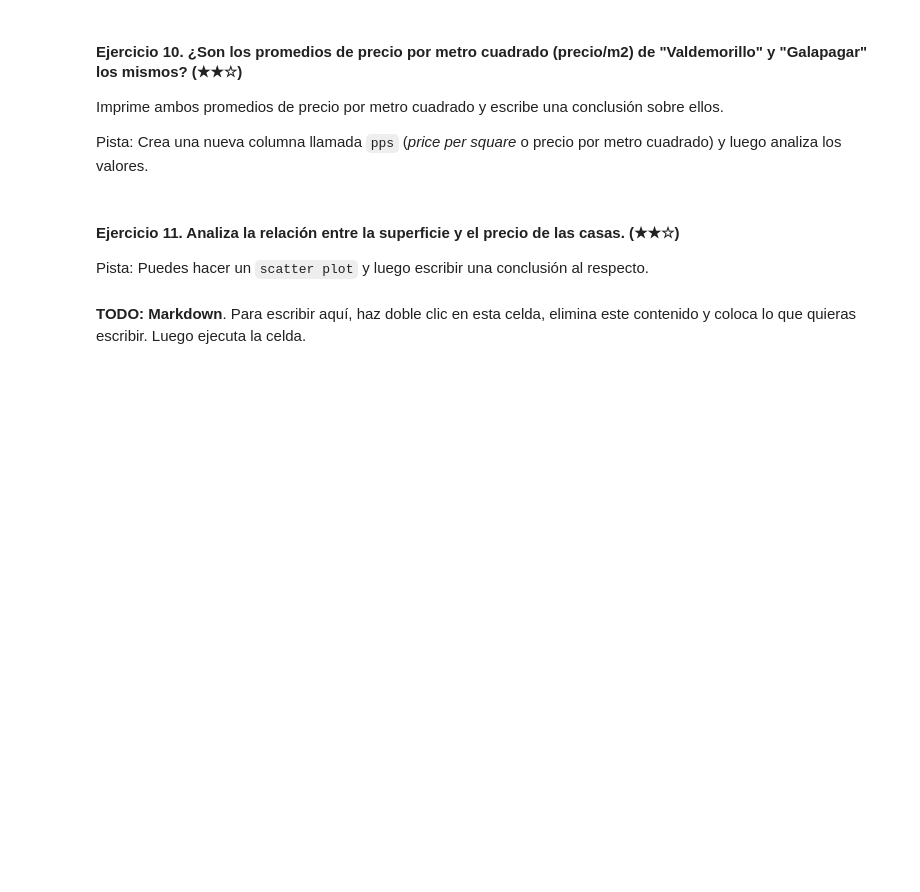
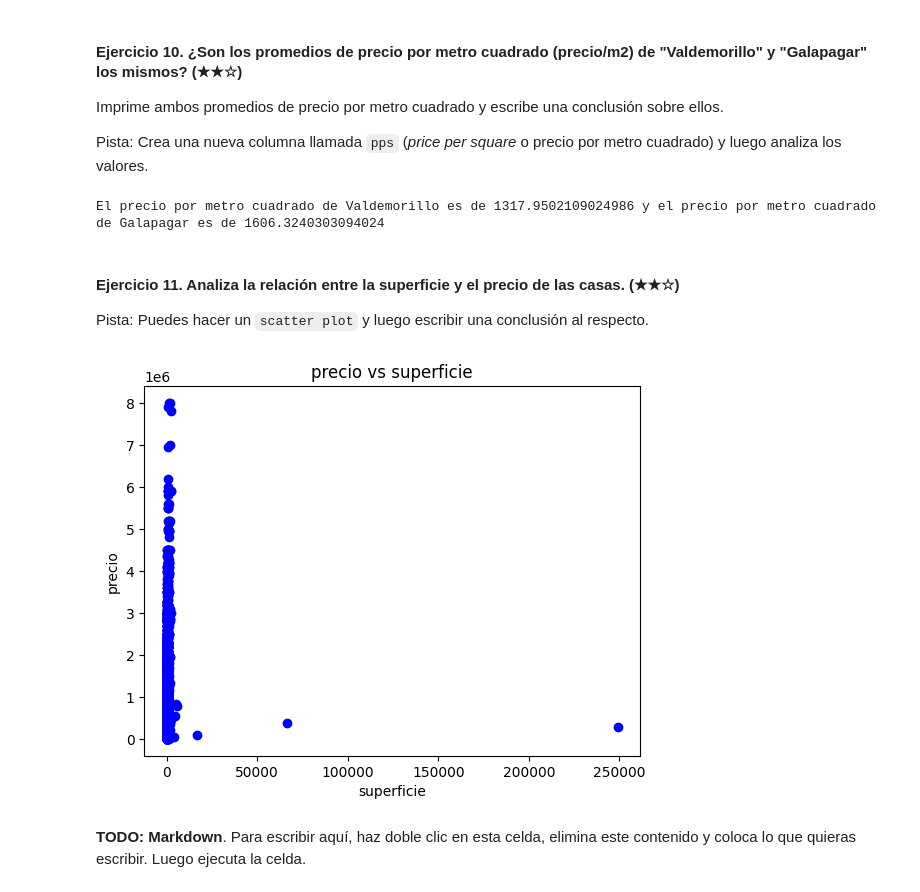
Before and after one commit to Hiimsuso/realestate-datacleanup-exercise, a Jupyter notebook: project.es.ipynb, the cells around one changed output. Drawn from its saved outputs; the diff is of its cells as text; code cells hidden in the pictures; blank space fills up the shorter version.

```diff
--- a/project.es.ipynb
+++ b/project.es.ipynb
@@ -141,13 +210,26 @@ Imprime ambos promedios de precio por metro cuadrado y escribe una conclusión s
 
 Pista: Crea una nueva columna llamada `pps` (*price per square* o precio por metro cuadrado) y luego analiza los valores.
 # %%
-# TODO
+ds['pps'] = ds['price'] / ds['surface']
+ds_Valdemorillo = ds[ds['level5'] == 'Valdemorillo']
+ds_Galapagar = ds[ds['level5'] == 'Galapagar']
+ds_pps_Valdemorillo = ds_Valdemorillo['pps'].mean()
+ds_pps_Galapagar = ds_Galapagar['pps'].mean()
+print(f"El precio por metro cuadrado de Valdemorillo es de {ds_pps_Valdemorillo} y el precio por metro cuadrado de Galapagar es de {ds_pps_Galapagar}")
+# %% [output]
+El precio por metro cuadrado de Valdemorillo es de 1317.9502109024986 y el precio por metro cuadrado de Galapagar es de 1606.3240303094024
 # %% [markdown]
 #### Ejercicio 11. Analiza la relación entre la superficie y el precio de las casas. (★★☆)
 
 Pista: Puedes hacer un `scatter plot` y luego escribir una conclusión al respecto.
 # %%
-# TODO: Código
+plt.scatter(ds['surface'], ds['price'], color='blue', marker='o')
+plt.xlabel('superficie')
+plt.ylabel('precio')
+plt.title('precio vs superficie')
+plt.show()
+# %% [output]
+[figure, added]
 # %% [markdown]
 **TODO: Markdown**. Para escribir aquí, haz doble clic en esta celda, elimina este contenido y coloca lo que quieras escribir. Luego ejecuta la celda.
 # %% [markdown]
```
Also changed, not shown: parts of 15 cells of this notebook.
